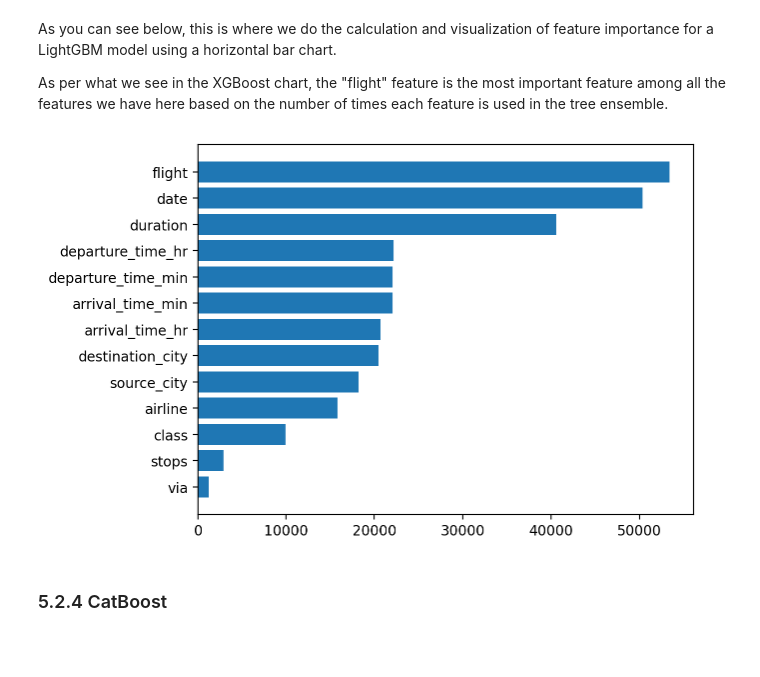
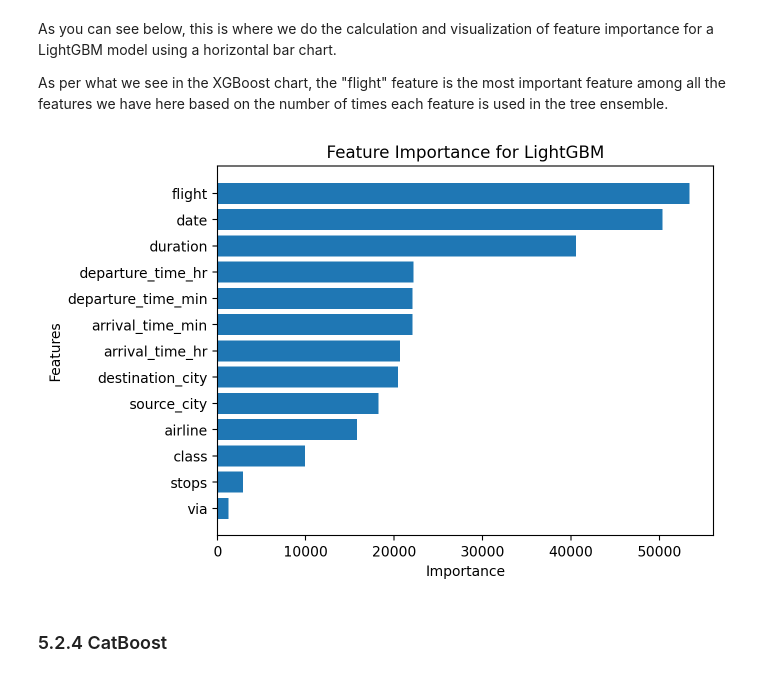
Before and after one commit to yjoer/flight-price-prediction, a Jupyter notebook: notebook.ipynb, the cells around one changed output. Drawn from its saved outputs; the diff is of its cells as text; code cells hidden in the pictures; blank space fills up the shorter version.

```diff
--- a/notebook.ipynb
+++ b/notebook.ipynb
@@ -971,18 +974,21 @@ As per what we see in the XGBoost chart, the "flight" feature is the most import
 # %%
 lgb_importance_named = dict()
 
 for i, weight in enumerate(lgb.feature_importances_):
   if weight == 0:
     continue
 
   lgb_importance_named[features[i]] = weight
 
 lgb_importance_named = dict(sorted(lgb_importance_named.items(), key=lambda item: item[1]))
 
 plt.barh(list(lgb_importance_named.keys()), lgb_importance_named.values())
+plt.title("Feature Importance for LightGBM")
+plt.xlabel("Importance")
+plt.ylabel("Features")
 plt.show()
 # %% [output]
-[figure, old version]
+[figure, new version]
 # %% [markdown]
 ### 5.2.4 CatBoost
 # %% [markdown]
```
Also changed, not shown: parts of 2 cells of this notebook.
